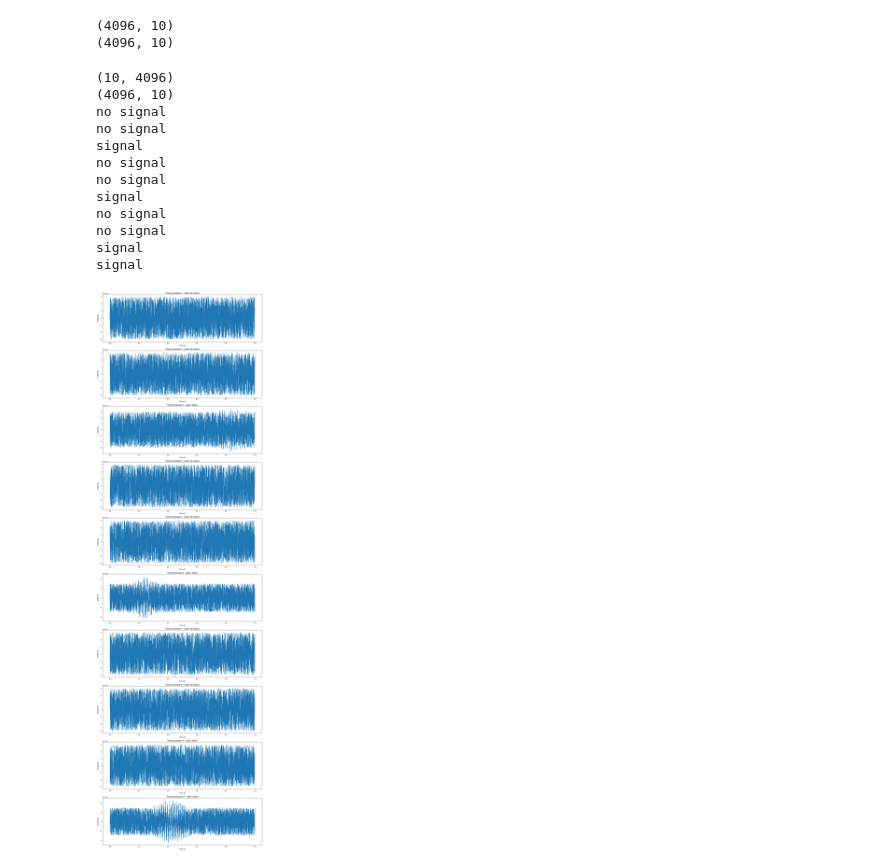
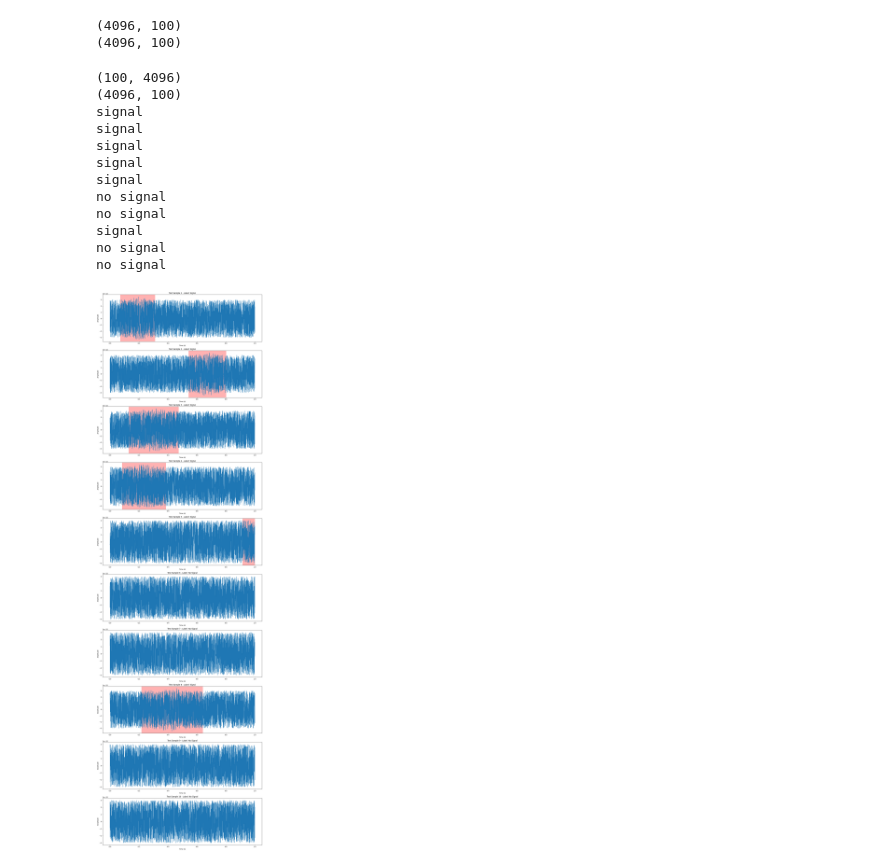
Before and after one commit to sagi-avraham/MSd-Project, a Jupyter notebook: data/STRAIN/gw_data_generator_and_model.ipynb, the cells around one changed output. Saved outputs shown, nothing was run; the diff lists cells and outputs as text; code cells hidden in the pictures.

```diff
--- a/data/STRAIN/gw_data_generator_and_model.ipynb
+++ b/data/STRAIN/gw_data_generator_and_model.ipynb
@@ -70,18 +70,18 @@ def generate_waveform_data(num_samples, num_points, A_base, A_variation, t0_base
     return np.array(data), np.array(labels)
 # %%
 # Parameters for waveform generation
-num_samples_per_class = 10  # Number of samples for each class (signal/no signal)
+num_samples_per_class = 100 # Number of samples for each class (signal/no signal)
 num_points = 4096  # Number of time points that are extracted from each time series sample
 
 # Define base parameters for waveform generation
-A_base = 1e-22  # Base amplitude
+A_base = 0.5e-22  # Base amplitude
 t0_base = 0.5  # Base central time (seconds)
 tau = 0.05  # Width of the Gaussian envelope (seconds)
 f0_base = 100  # Base frequency of the sine wave (Hz)
 phi0 = 0.0  # Phase of the sine wave (radians)
 
 # Variations in parameters for waveform generation
-A_variation = 1e-22  # Variation range for amplitude
+A_variation = 0e-22  # Variation range for amplitude
 t0_variation = 0.3  # Variation range for central time
 f0_variation = 10  # Variation range for frequency (Hz)
 noise_level_base = 3e-22  # Base noise level
@@ -149,8 +149,8 @@ labels_test_df.T.to_csv('test_labels.csv', index=False)
 #print(f'Test data shape: {X_test_transposed.shape}')
 #print(f'Training labels shape: {test_df.shape}')
 # %% [output]
-(4096, 10)
-(4096, 10)
+(4096, 100)
+(4096, 100)
 # %%
 
 print(y_test.shape)
@@ -161,35 +161,43 @@ for i in range(0,10):
     else:
         print('no signal')
 # %% [output]
-(10, 4096)
-(4096, 10)
-no signal
-no signal
+(100, 4096)
+(4096, 100)
+signal
+signal
+signal
+signal
 signal
 no signal
 no signal
 signal
 no signal
 no signal
-signal
-signal
 # %%
 # Parameters for plotting
 num_samples_to_plot = 10
 num_points = 4096  # Number of time points in each sample
 time_indices = np.linspace(0, 1, num_points)  # Time indices corresponding to the data
 
 plt.figure(figsize=(15, 50))
 for i in range(num_samples_to_plot):
     plt.subplot(num_samples_to_plot, 1, i + 1)
-    sample = X_test[i]* A_base  # Scale back to the original amplitude
+    sample = X_test[i] * A_base  # Scale back to the original amplitude
     plt.plot(time_indices, sample)  # Plot the sampled points
     actual_label = "Signal" if np.any(labels_test_df[i] == 1) else "No Signal"
-    plt.title(f'Training Sample {i+1} - Label: {actual_label}')
+    plt.title(f'Test Sample {i+1} - Label: {actual_label}')
     plt.xlabel('Time (s)')
     plt.ylabel('Amplitude')
 
+    # Highlight the region where the signal is present
+    if actual_label == "Signal":
+        signal_region = np.where(labels_test_df[i] == 1)[0]
+        if len(signal_region) > 0:
+            start_idx = signal_region[0]
+            end_idx = signal_region[-1]
+            plt.axvspan(time_indices[start_idx], time_indices[end_idx], color='red', alpha=0.3)
+
 plt.tight_layout()
 plt.show()
 # %% [output]
-[figure, old version]
+[figure, new version]
```
Also changed, not shown: 4 other files.
